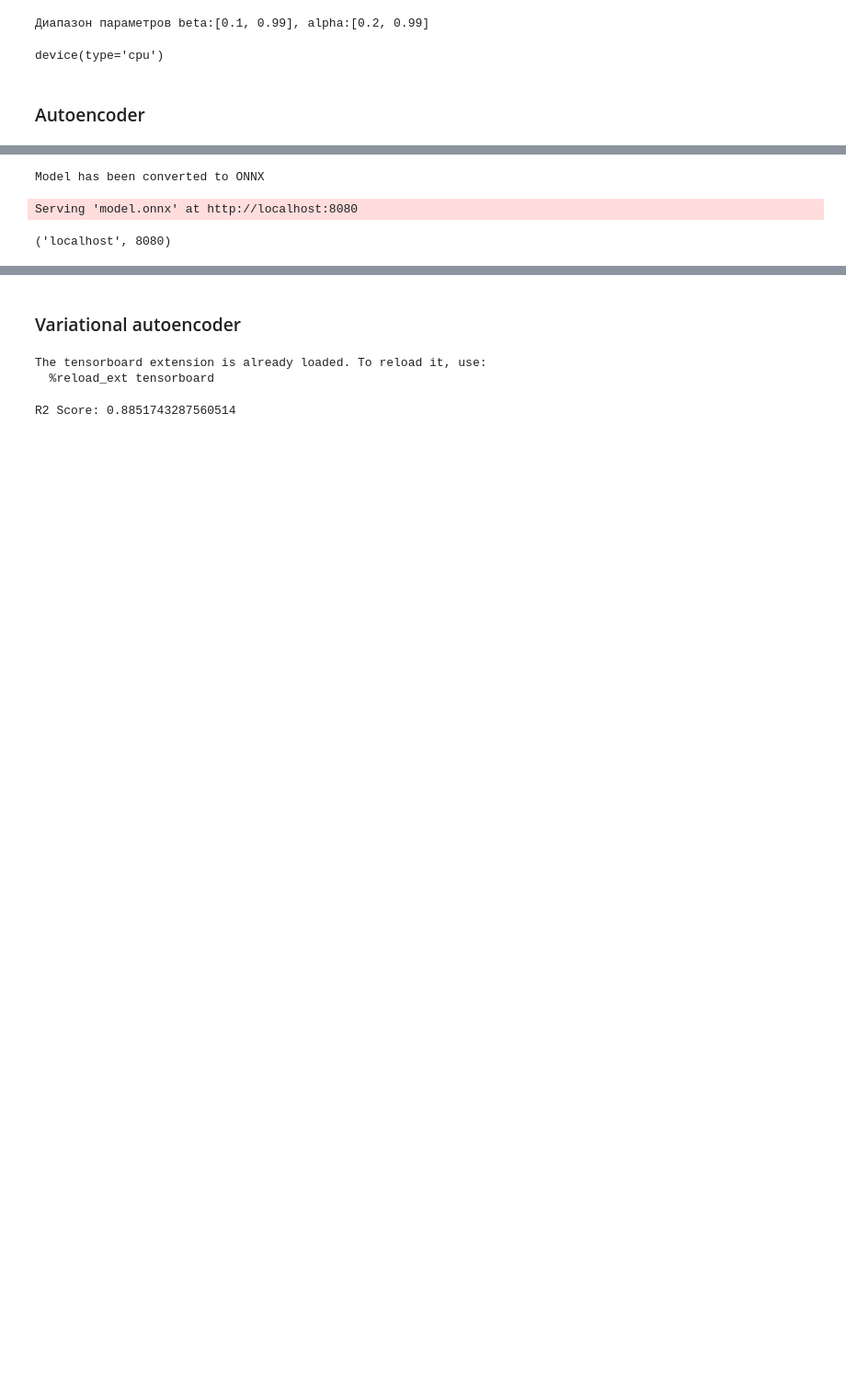
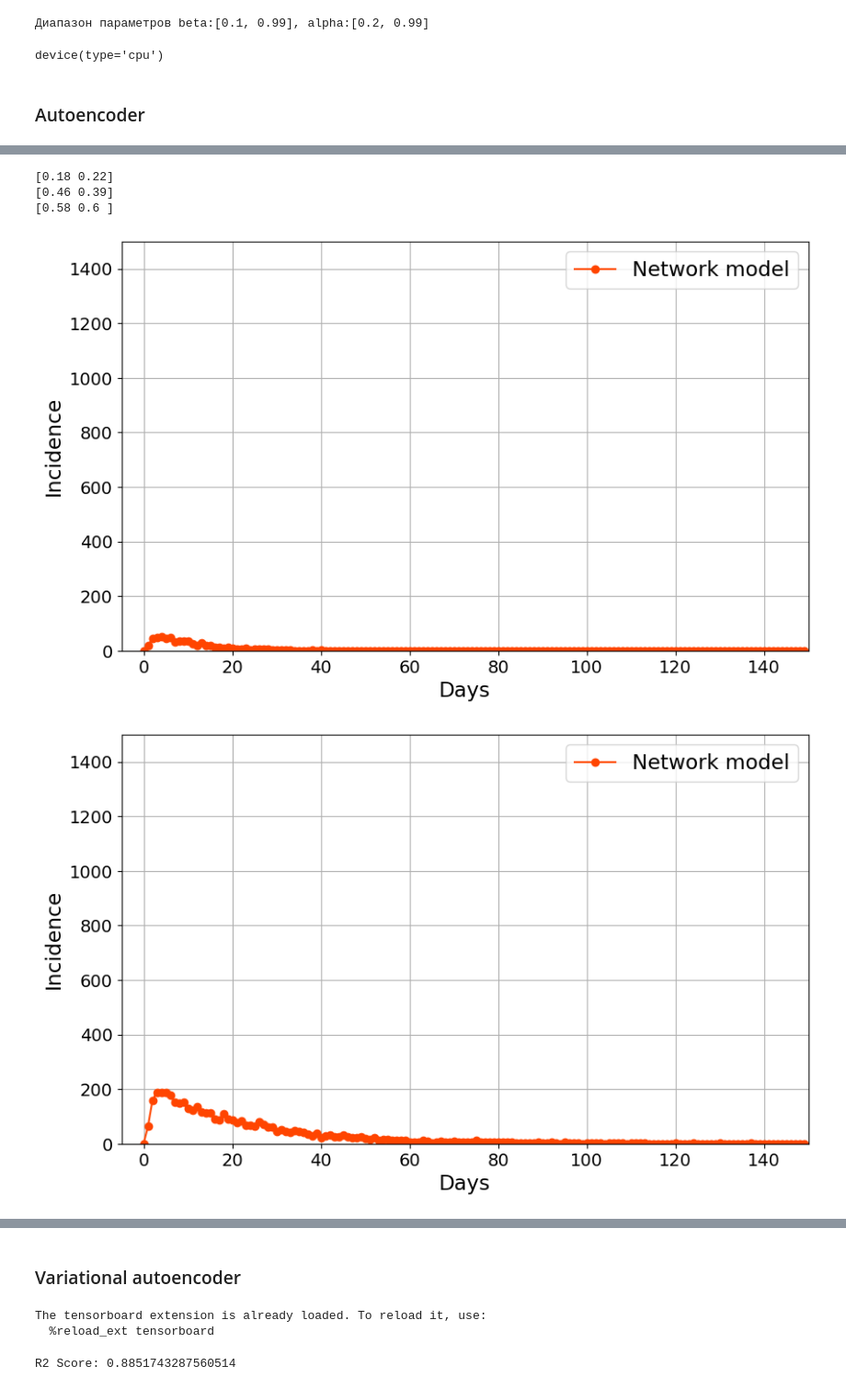
Before and after one commit to Mpkosh/hybrid_surrogate, a Jupyter notebook: notebooks/autoencoder_network_model.ipynb, the cells around one changed output, grey strips where cells are left out. Shown at 92% size. Saved outputs shown, nothing was run; the diff lists cells and outputs as text; code cells hidden in the pictures; blank space fills up the shorter version.

```diff
--- a/notebooks/autoencoder_network_model.ipynb
+++ b/notebooks/autoencoder_network_model.ipynb
@@ -233,27 +372,46 @@ make_dot(yhat, params=dict(list(ae.named_parameters()))).render("rnn_torchviz",
-# %%
-ae.eval()  # Set the model to evaluation mode
-
-dummy_input = batch[0]
-
-torch.onnx.export(
-    ae,                         # model being run
-    dummy_input,                   # model input (or a tuple for multiple inputs)
-    "model.onnx",                  # output file path
-    export_params=True,            # store the trained parameter weights inside the model file
-    opset_version=12,              # ONNX version to export the model to; 12 or higher is good for compatibility
-    do_constant_folding=True,      # whether to execute constant folding for optimization
-    input_names=["input"],         # the model's input names
-    output_names=["output"],       # the model's output names
-    dynamic_axes={"input": {0: "batch_size"},  # specify variable axes for dynamic batch sizes
-                  "output": {0: "batch_size"}}
-)
-print("Model has been converted to ONNX")
-# %% [output]
-Model has been converted to ONNX
-# %%
-import netron
-
-netron.start("model.onnx")
-# %% [output]
-Serving 'model.onnx' at http://localhost:8080
-('localhost', 8080)
+# %%
+def plot_test(params, gt, fontsize=14):
+    surrogate_sim = predict(ae, params).numpy()
+    r2 = r2_score(gt, surrogate_sim)
+
+    fig, ax = plt.subplots(figsize=(10, 6))
+
+    ax.plot(gt, label='Network model', marker='o', color='OrangeRed')
+    # ax.plot(surrogate_sim, lw=3, color='RoyalBlue', label='Surrogate model')
+
+    ax.set_xlabel('Days', fontsize=1.2*fontsize)
+    ax.set_ylabel('Incidence', fontsize=1.2*fontsize)
+    ax.set_ylim(0, 1500)
+    ax.set_xlim(-5, 150)
+    ax.tick_params(axis='both', which='major', labelsize=fontsize)
+    ax.legend(fontsize=1.2*fontsize)
+    ax.grid()
+    return fig
+# %%
+for _ in range(len(y_test)):
+    index = random.randint(0, len(y_test))
+    index = _
+    if abs(X_test[index][0] - 0.7) < 0.1 and \
+        abs(X_test[index][1] - 0.8) < 0.1 and max(y_test[index]) < 1500:
+        fig = plot_test(X_test[index], y_test[index])
+        fig.savefig(r'../figures/simulation_{}.png'.format(index),
+                    dpi=600, bbox_inches='tight')
+        # fig.savefig(r'../figures/ae_simulation_{}.pdf'.format(index),
+        #             bbox_inches='tight')
+        print(X_test[index])
+        print(index)
+        break
+# %%
+for index in [26, 19, 511]:
+    fig = plot_test(X_test[index], y_test[index])
+    fig.savefig(r'../figures/network_only_simulation_{}.png'.format(index),
+                dpi=600, bbox_inches='tight')
+    fig.savefig(r'../figures/network_only_simulation_{}.pdf'.format(index),
+                bbox_inches='tight')
+    print(X_test[index])
+# %% [output]
+[0.18 0.22]
+[0.46 0.39]
+[0.58 0.6 ]
+[figure, added]
+[figure, added]
```
Also changed, not shown: parts of 20 cells of this notebook, 5 other files.
